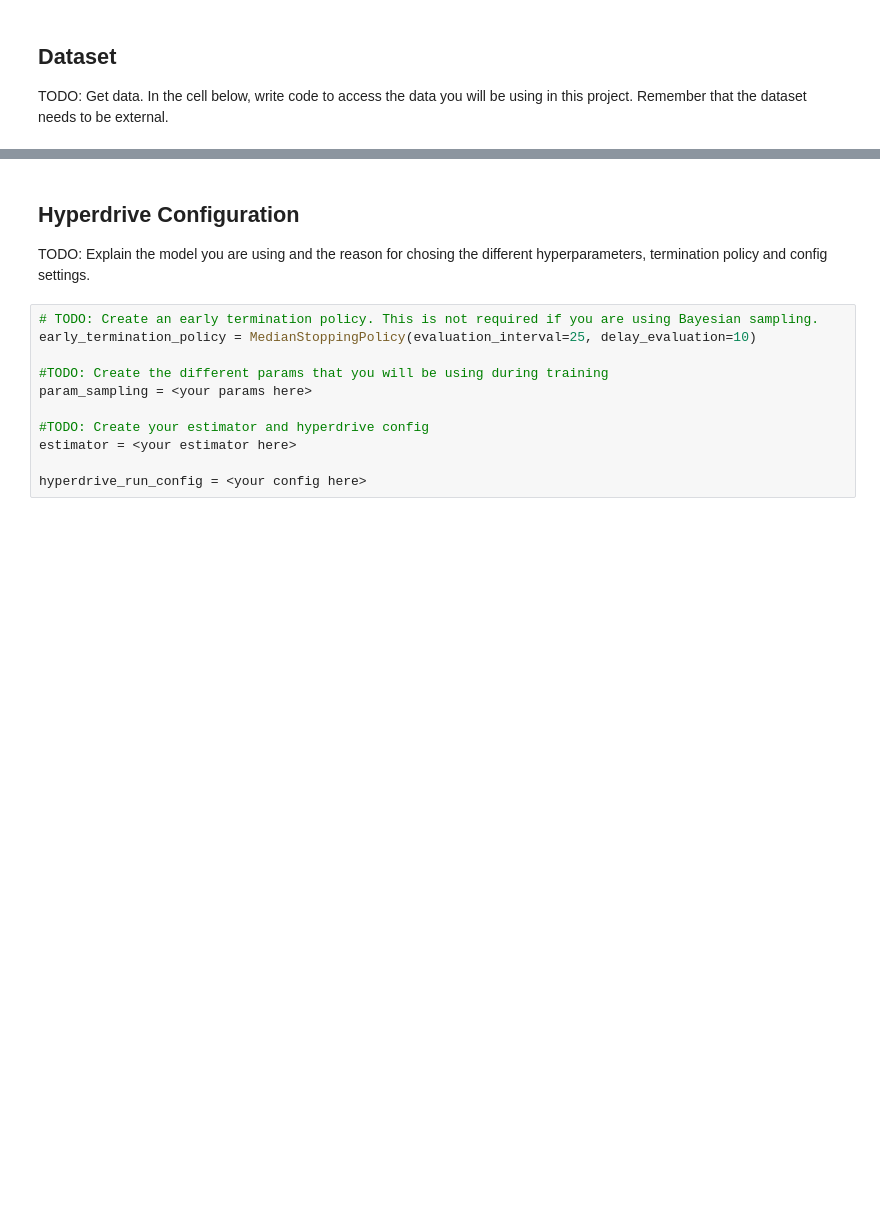
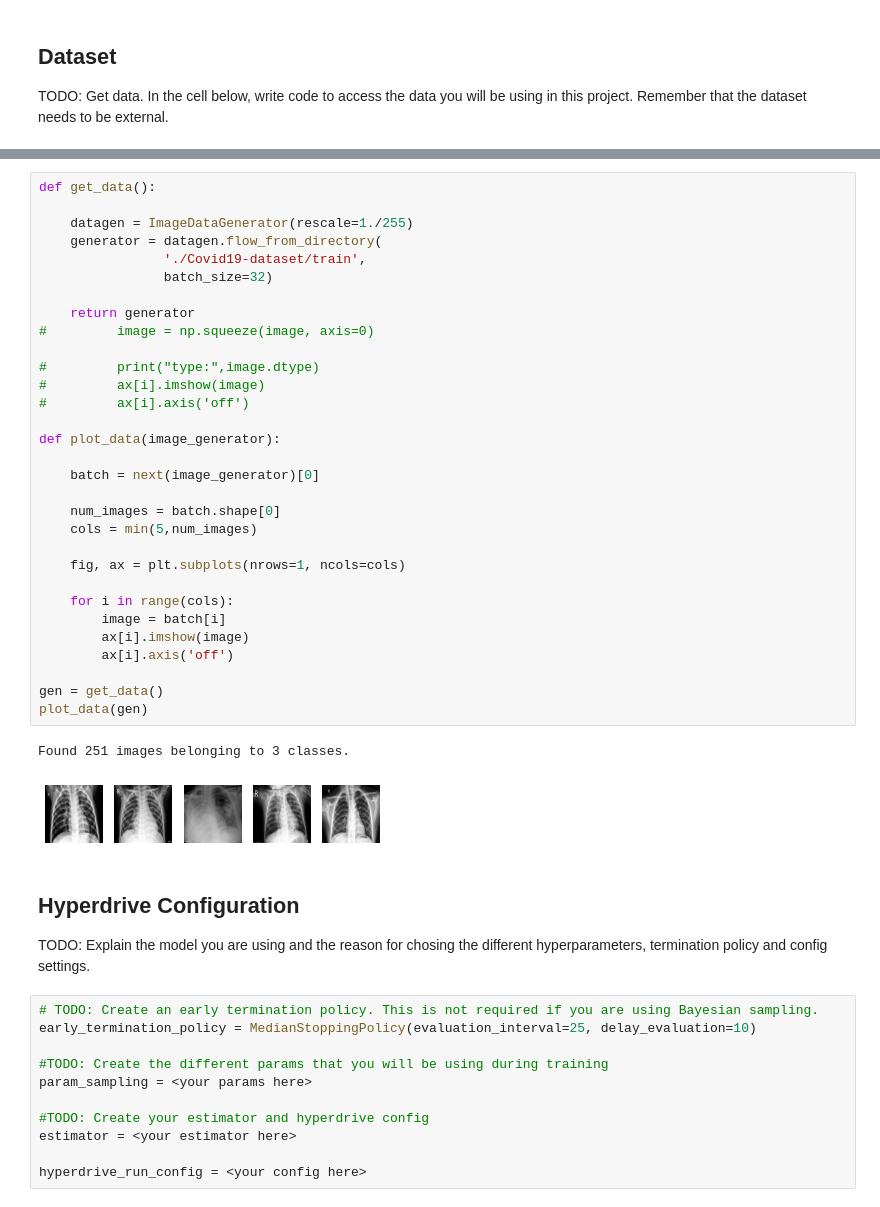
Before and after one commit to sreenithi/Covid-and-Pneumonia-XRay-Classification, a Jupyter notebook: starter_file/hyperparameter_tuning.ipynb, the cells around one changed output, grey strips where cells are left out. Cells and saved outputs as stored; diff of their text form; blank space fills up the shorter version.

Commit message:
corrected code for registering and diplaying data in notebook

```diff
--- a/starter_file/hyperparameter_tuning.ipynb
+++ b/starter_file/hyperparameter_tuning.ipynb
@@ -31,3 +77,37 @@ except ComputeTargetException:
+# %%
+def get_data():
+
+    datagen = ImageDataGenerator(rescale=1./255)
+    generator = datagen.flow_from_directory(
+                './Covid19-dataset/train',
+                batch_size=32)
+
+    return generator
+#         image = np.squeeze(image, axis=0)
+
+#         print("type:",image.dtype)
+#         ax[i].imshow(image)
+#         ax[i].axis('off')
+
+def plot_data(image_generator):
+
+    batch = next(image_generator)[0]
+
+    num_images = batch.shape[0]
+    cols = min(5,num_images)
+
+    fig, ax = plt.subplots(nrows=1, ncols=cols)
+
+    for i in range(cols):
+        image = batch[i]
+        ax[i].imshow(image)
+        ax[i].axis('off')
+
+gen = get_data()
+plot_data(gen)
+# %% [output]
+Found 251 images belonging to 3 classes.
+[figure, added]
 # %% [markdown]
 ## Hyperdrive Configuration
 
```
Also changed, not shown: parts of 3 cells of this notebook.
